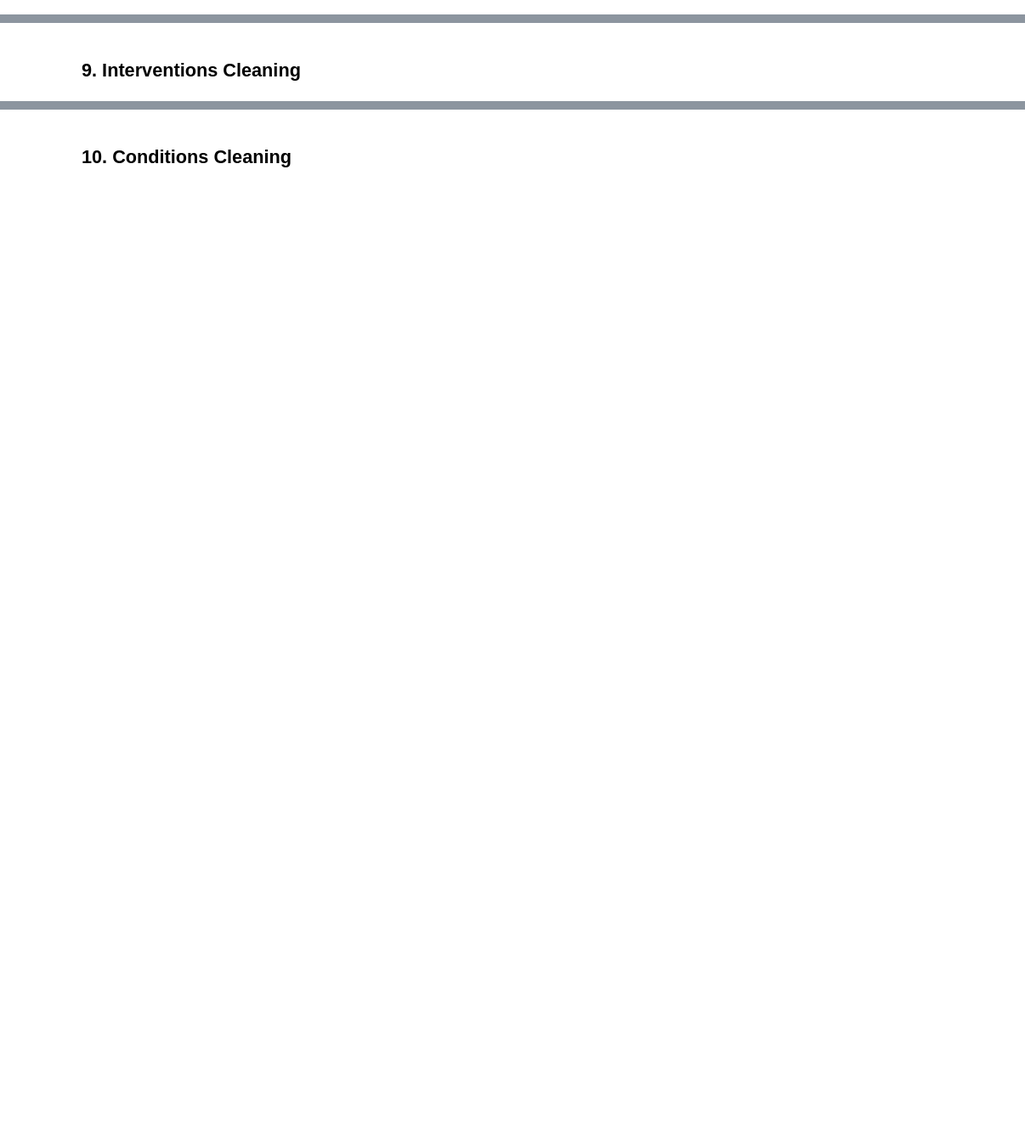
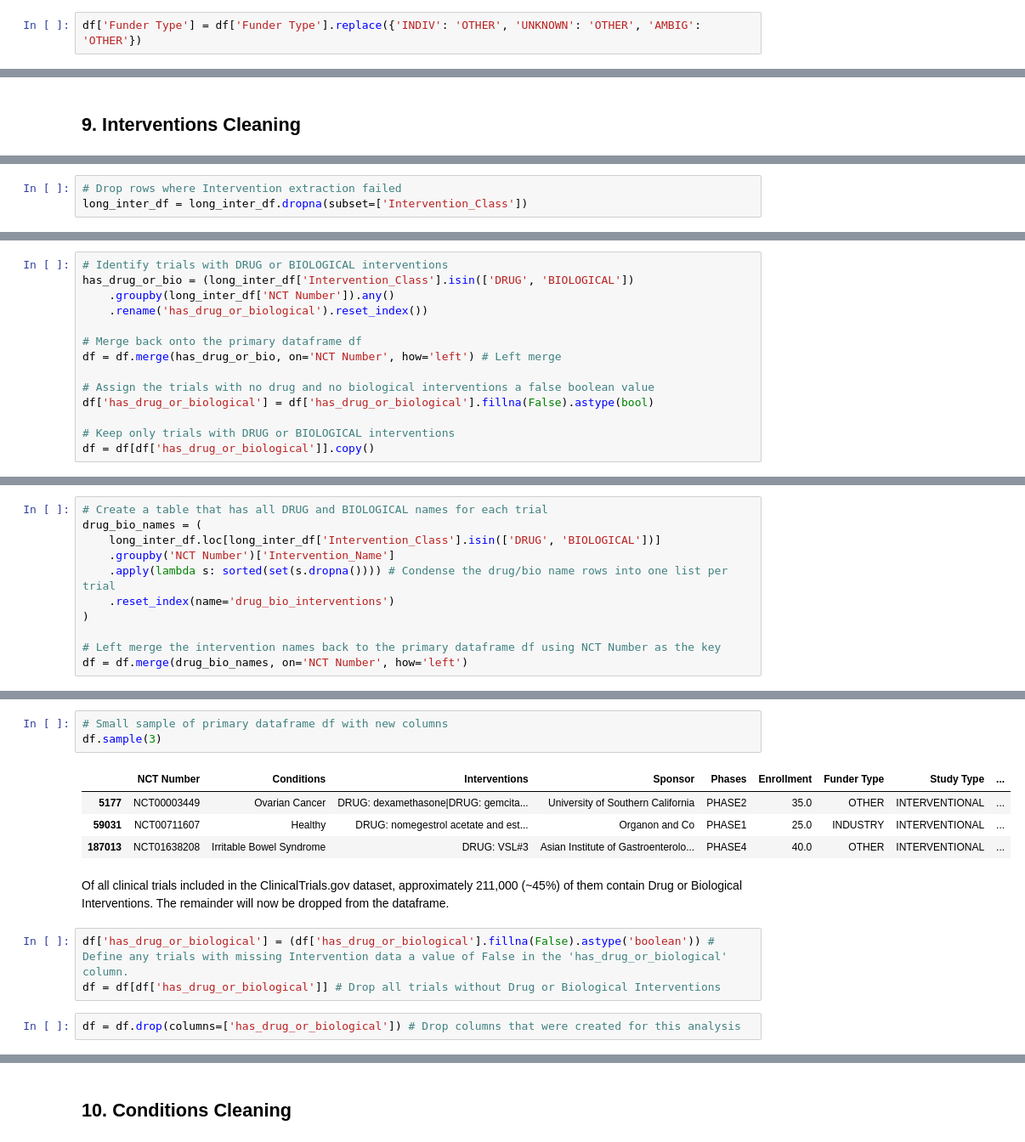
Before and after one commit to johnscott7/clinical-trials, a Jupyter notebook: notebooks/03_cleaning.ipynb, the cells around one changed output, grey strips where cells are left out. Shown at 85% size. Cells and saved outputs as stored; diff of their text form; blank space fills up the shorter version.

```diff
--- a/notebooks/03_cleaning.ipynb
+++ b/notebooks/03_cleaning.ipynb
@@ -248,0 +357,2 @@ dtype: int64
+# %%
+df['Funder Type'] = df['Funder Type'].replace({'INDIV': 'OTHER', 'UNKNOWN': 'OTHER', 'AMBIG': 'OTHER'})
@@ -250,0 +452,3 @@ dtype: int64
+# %%
+# Drop rows where Intervention extraction failed
+long_inter_df = long_inter_df.dropna(subset=['Intervention_Class'])
@@ -250,0 +460,14 @@ dtype: int64
+# %%
+# Identify trials with DRUG or BIOLOGICAL interventions
+has_drug_or_bio = (long_inter_df['Intervention_Class'].isin(['DRUG', 'BIOLOGICAL'])
+    .groupby(long_inter_df['NCT Number']).any()
+    .rename('has_drug_or_biological').reset_index())
+
+# Merge back onto the primary dataframe df
+df = df.merge(has_drug_or_bio, on='NCT Number', how='left') # Left merge
+
+# Assign the trials with no drug and no biological interventions a false boolean value
+df['has_drug_or_biological'] = df['has_drug_or_biological'].fillna(False).astype(bool)
+
+# Keep only trials with DRUG or BIOLOGICAL interventions
+df = df[df['has_drug_or_biological']].copy()
@@ -250,0 +476,11 @@ dtype: int64
+# %%
+# Create a table that has all DRUG and BIOLOGICAL names for each trial
+drug_bio_names = (
+    long_inter_df.loc[long_inter_df['Intervention_Class'].isin(['DRUG', 'BIOLOGICAL'])]
+    .groupby('NCT Number')['Intervention_Name']
+    .apply(lambda s: sorted(set(s.dropna()))) # Condense the drug/bio name rows into one list per trial
+    .reset_index(name='drug_bio_interventions')
+)
+
+# Left merge the intervention names back to the primary dataframe df using NCT Number as the key
+df = df.merge(drug_bio_names, on='NCT Number', how='left')
@@ -250,0 +534,15 @@ dtype: int64
+# %%
+# Small sample of primary dataframe df with new columns
+df.sample(3)
+# %% [output]
+|  | NCT Number | Conditions | Interventions | Sponsor | Phases | Enrollment | Funder Type | Study Type | ... |
+| 5177 | NCT00003449 | Ovarian Cancer | DRUG: dexamethasone|DRUG: gemcita... | University of Southern California | PHASE2 | 35.0 | OTHER | INTERVENTIONAL | ... |
+| 59031 | NCT00711607 | Healthy | DRUG: nomegestrol acetate and est... | Organon and Co | PHASE1 | 25.0 | INDUSTRY | INTERVENTIONAL | ... |
+| 187013 | NCT01638208 | Irritable Bowel Syndrome | DRUG: VSL#3 | Asian Institute of Gastroenterolo... | PHASE4 | 40.0 | OTHER | INTERVENTIONAL | ... |
+# %% [markdown]
+Of  all clinical trials included in the ClinicalTrials.gov dataset, approximately 211,000 (~45%) of them contain Drug or Biological Interventions. The remainder will now be dropped from the dataframe.
+# %%
+df['has_drug_or_biological'] = (df['has_drug_or_biological'].fillna(False).astype('boolean')) # Define any trials with missing Intervention data a value of False in the 'has_drug_or_biological' column.
+df = df[df['has_drug_or_biological']] # Drop all trials without Drug or Biological Interventions
+# %%
+df = df.drop(columns=['has_drug_or_biological']) # Drop columns that were created for this analysis
```
Also changed, not shown: parts of 92 cells of this notebook.
